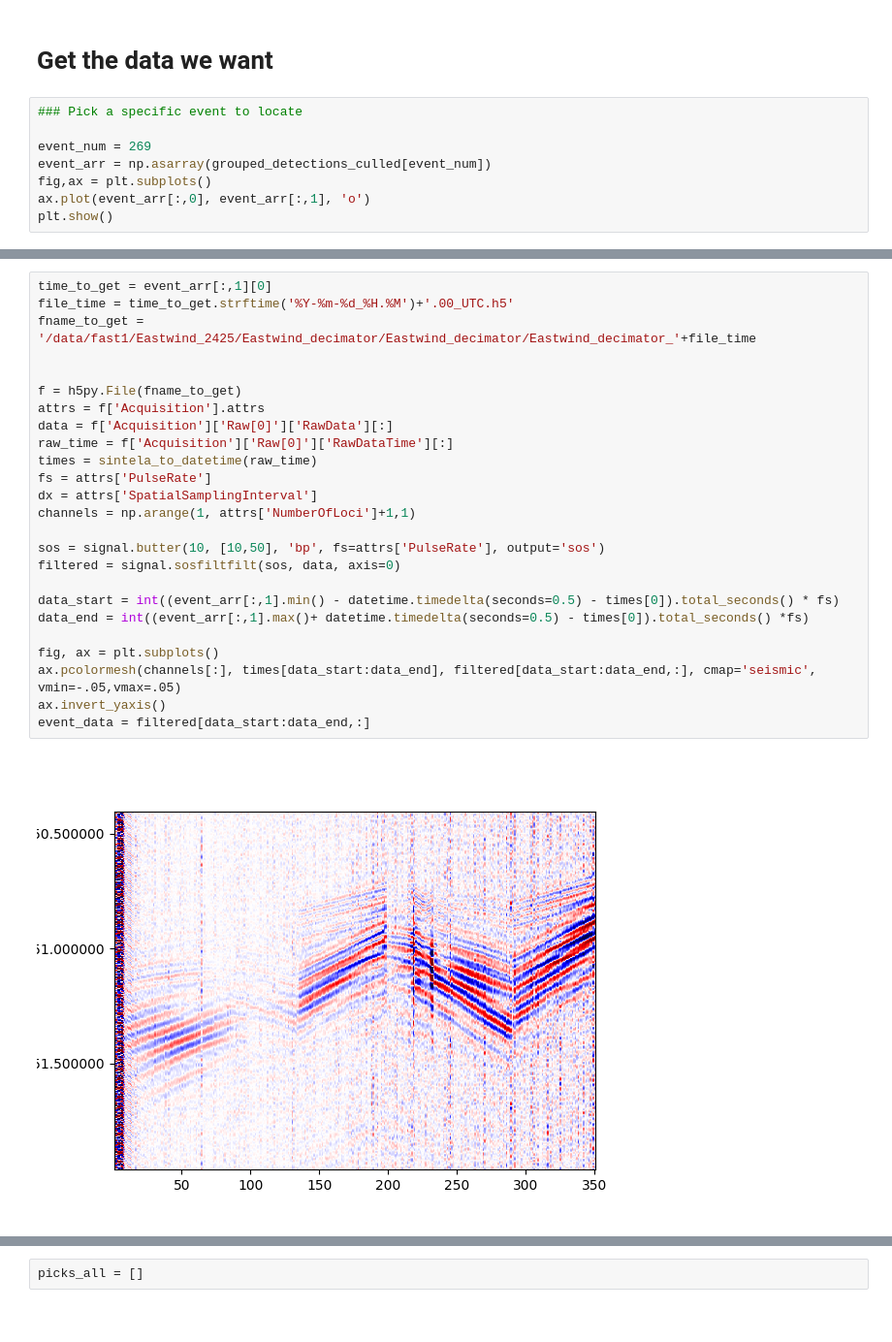
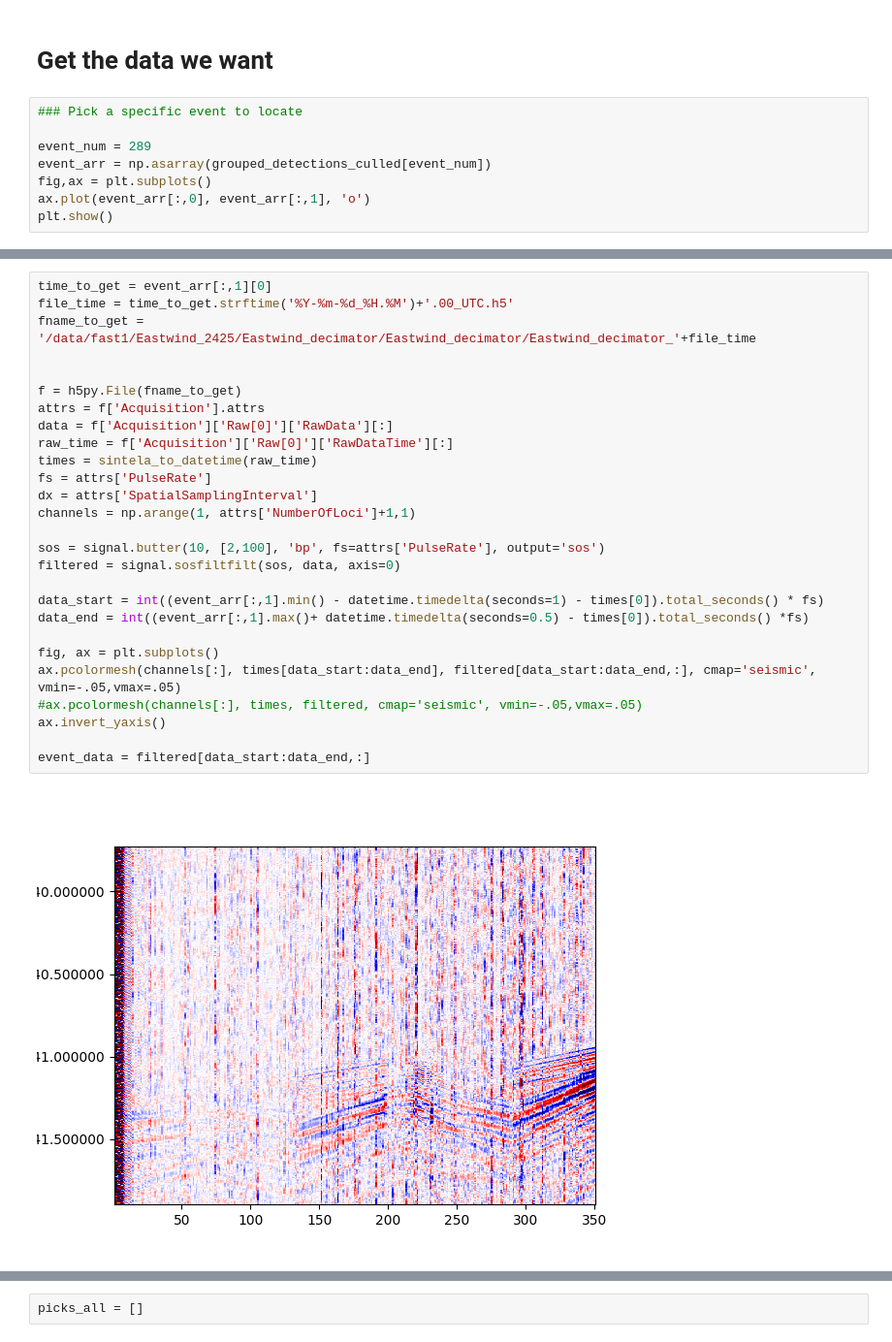
Before and after one commit to johnmorganmanos/Eastwind, a Jupyter notebook: manual_picking.ipynb, the cells around one changed output, grey strips where cells are left out. Shown at 97% size. Saved outputs shown, nothing was run; the diff lists cells and outputs as text.

```diff
--- a/manual_picking.ipynb
+++ b/manual_picking.ipynb
@@ -497,7 +497,7 @@ manual_pick_dict = {}
 # %%
 ### Pick a specific event to locate
 
-event_num = 269
+event_num = 289
 event_arr = np.asarray(grouped_detections_culled[event_num])
 fig,ax = plt.subplots()
 ax.plot(event_arr[:,0], event_arr[:,1], 'o')
@@ -507,30 +507,32 @@ plt.show()
 # %%
 time_to_get = event_arr[:,1][0]
 file_time = time_to_get.strftime('%Y-%m-%d_%H.%M')+'.00_UTC.h5'
 fname_to_get = '/data/fast1/Eastwind_2425/Eastwind_decimator/Eastwind_decimator/Eastwind_decimator_'+file_time
 
 
 f = h5py.File(fname_to_get)
 attrs = f['Acquisition'].attrs
 data = f['Acquisition']['Raw[0]']['RawData'][:]
 raw_time = f['Acquisition']['Raw[0]']['RawDataTime'][:]
 times = sintela_to_datetime(raw_time)
 fs = attrs['PulseRate']
 dx = attrs['SpatialSamplingInterval']
 channels = np.arange(1, attrs['NumberOfLoci']+1,1)
 
-sos = signal.butter(10, [10,50], 'bp', fs=attrs['PulseRate'], output='sos')
+sos = signal.butter(10, [2,100], 'bp', fs=attrs['PulseRate'], output='sos')
 filtered = signal.sosfiltfilt(sos, data, axis=0)
 
-data_start = int((event_arr[:,1].min() - datetime.timedelta(seconds=0.5) - times[0]).total_seconds() * fs)
+data_start = int((event_arr[:,1].min() - datetime.timedelta(seconds=1) - times[0]).total_seconds() * fs)
 data_end = int((event_arr[:,1].max()+ datetime.timedelta(seconds=0.5) - times[0]).total_seconds() *fs)
 
 fig, ax = plt.subplots()
 ax.pcolormesh(channels[:], times[data_start:data_end], filtered[data_start:data_end,:], cmap='seismic', vmin=-.05,vmax=.05)
+#ax.pcolormesh(channels[:], times, filtered, cmap='seismic', vmin=-.05,vmax=.05)
 ax.invert_yaxis()
+
 event_data = filtered[data_start:data_end,:]
 # %% [output]
-[figure, old version]
+[figure, new version]
 # %%
 picker = SeismicPicker(times[data_start:data_end], event_data)
 # %% [output]
```
Also changed, not shown: parts of 4 cells of this notebook, 1 other file.
